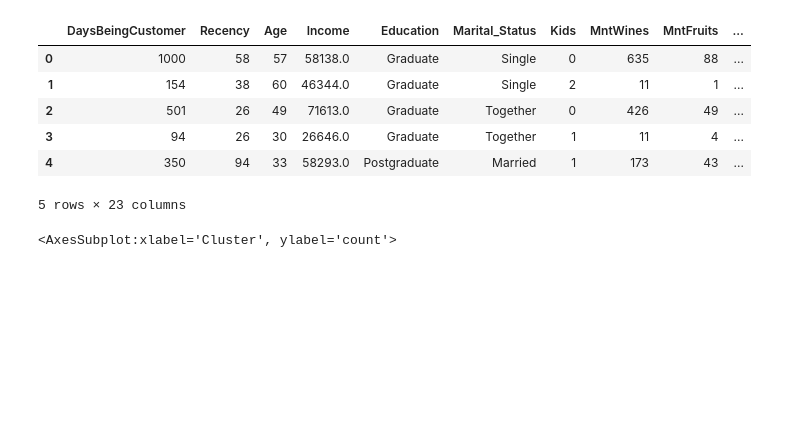
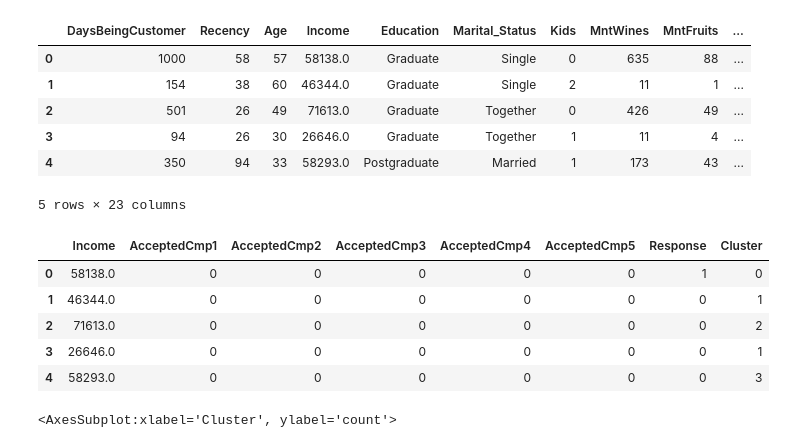
Before and after one commit to mariaperezdeayalas/Customer-Segmentation-Final-Project-, a Jupyter notebook: Notebooks/3. Clustering - KMeans.ipynb, the cells around one changed output. Drawn from its saved outputs; the diff is of its cells as text; code cells hidden in the pictures; blank space fills up the shorter version.

```diff
--- a/Notebooks/3. Clustering - KMeans.ipynb
+++ b/Notebooks/3. Clustering - KMeans.ipynb
@@ -120,6 +120,8 @@ pickle.dump(df_pca, open("clusters_kmeans_model", 'wb'))
 We have now our clusters, but we do not know how the data has been divided by the algorithm, below the interpretation of it.
 # %%
 clients = pd.read_csv('../Data/data_clean.csv', encoding = "ISO-8859-1")
+# %%
+df_mktg = pd.read_csv('../Data/data_mktg.csv', encoding = 'ISO-8859-1')
 # %%
 clients.shape
 # %% [output]
@@ -130,6 +132,8 @@ df_pca.shape
 (2236, 3)
 # %%
 clients['Cluster'] = df_pca['predict'] # Including the predicted clusters into the original dataset
+# %%
+df_mktg['Cluster'] = df_pca['predict']
 # %%
 clients.head()
 # %% [output]
@@ -140,6 +144,15 @@ clients.head()
 | 3 | 94 | 26 | 30 | 26646.0 | Graduate | Together | 1 | 11 | 4 | ... |
 | 4 | 350 | 94 | 33 | 58293.0 | Postgraduate | Married | 1 | 173 | 43 | ... |
 5 rows × 23 columns
+# %%
+df_mktg.head()
+# %% [output]
+|  | Income | AcceptedCmp1 | AcceptedCmp2 | AcceptedCmp3 | AcceptedCmp4 | AcceptedCmp5 | Response | Cluster |
+| 0 | 58138.0 | 0 | 0 | 0 | 0 | 0 | 1 | 0 |
+| 1 | 46344.0 | 0 | 0 | 0 | 0 | 0 | 0 | 1 |
+| 2 | 71613.0 | 0 | 0 | 0 | 0 | 0 | 0 | 2 |
+| 3 | 26646.0 | 0 | 0 | 0 | 0 | 0 | 0 | 1 |
+| 4 | 58293.0 | 0 | 0 | 0 | 0 | 0 | 0 | 3 |
 # %%
 sns.countplot(clients['Cluster'], palette = pal)
 # %% [output]
```
Also changed, not shown: parts of 2 cells of this notebook, 3 other files.
